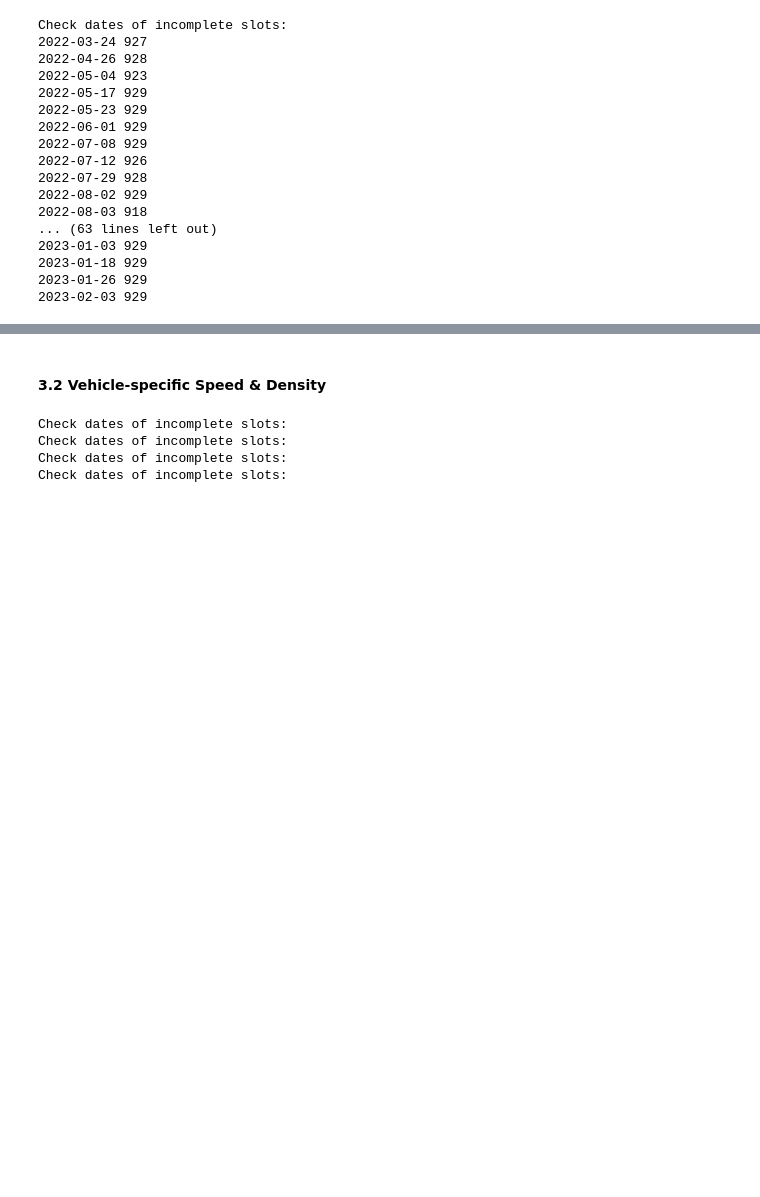
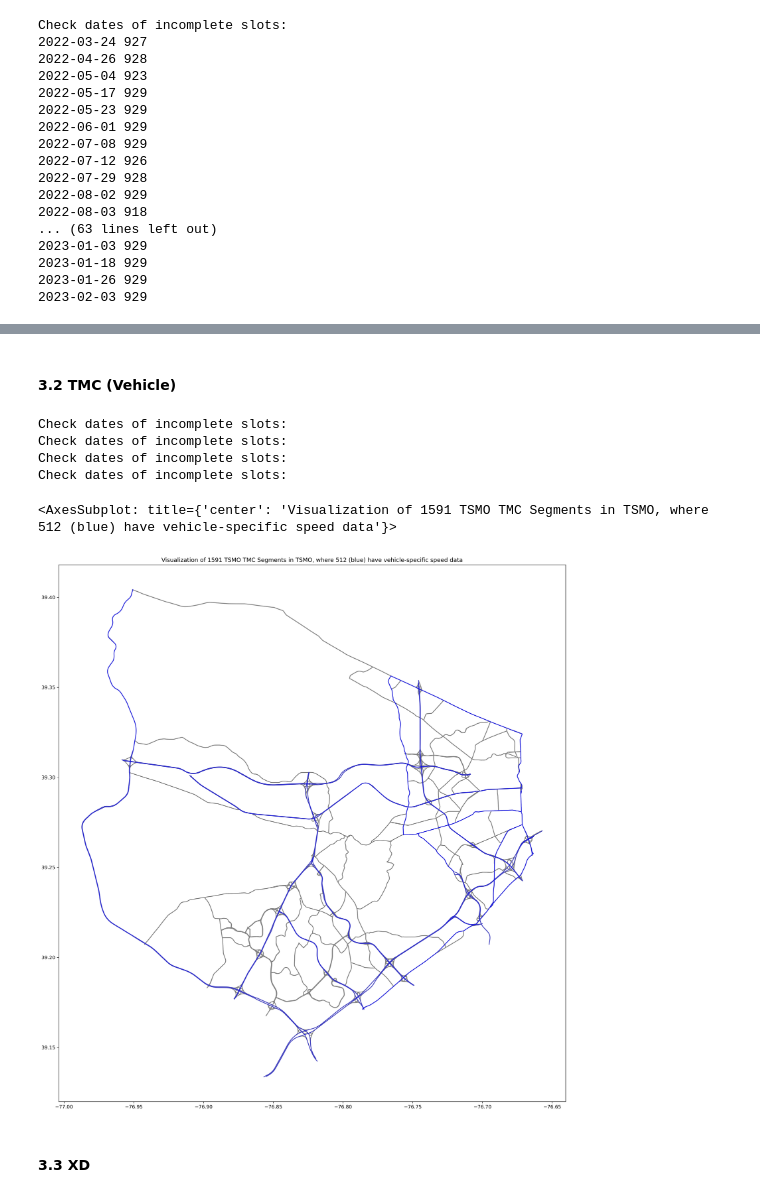
Before and after one commit to HaoWoo96/Traffic-Prediction, a Jupyter notebook: data_processing/TSMO/generate_downsample.ipynb, the cells around one changed output, grey strips where cells are left out. Drawn from its saved outputs; the diff is of its cells as text; code cells hidden in the pictures; blank space fills up the shorter version.

Commit message:
update TSMO data processing

```diff
--- a/data_processing/TSMO/generate_downsample.ipynb
+++ b/data_processing/TSMO/generate_downsample.ipynb
@@ -35,15 +35,8 @@ start_time = 330 # 05:30:00
 end_time = 1260 # 21:00:00
 busi_date = pd.bdate_range(start=start_date, end=end_date).date  # 260 business dates
 # %%
-'''
-execute the following code block only if set_hwd_tmc_segments_shp and set_hwd_xd_segments_str_shp are not in place
-'''
-# Segments
-gdf_tmc_TSMO = gpd.read_file("../data/shape/tmc_shape_TSMO/tmc_shape_TSMO_for_sjoin.geojson")  # 1591 TMC segments in TSMO (selected from Carroll, Howard and Baltimore) used for spatial join
-gdf_xd_TSMO = gpd.read_file("../data/shape/xd_shape_TSMO/xd_shape_TSMO_for_sjoin.geojson")  # 2501 XD segments in TSMO (selected from Carroll, Howard and Baltimore) used for spatial join
+# Shapefile for Visualization
+gdf_tmc_TSMO = gpd.read_file("../data/TSMO/TSMO_tmc_shape/TSMO_tmc_shape_for_sjoin.geojson")  # 1591 TMC segments in TSMO (selected from Carroll, Howard and Baltimore) used for spatial join
+gdf_tmc_TSMO = gdf_tmc_TSMO.rename(columns={"tmc":"id_tmc"})
 
-set_tmc_segments_shp_TSMO = set(gdf_tmc_TSMO.tmc)
-set_xd_segments_str_shp_TSMO = set(gdf_xd_TSMO.xd.astype(str))
-
-pickle.dump(set_tmc_segments_shp_TSMO, open("./TSMO/set_tmc_segments_shp_TSMO.pkl", "wb"))
-pickle.dump(set_xd_segments_str_shp_TSMO, open("./TSMO/set_xd_segments_str_shp_TSMO.pkl", "wb"))
+gdf_xd_TSMO = gpd.read_file("../data/TSMO/TSMO_xd_shape/TSMO_xd_shape_for_sjoin.geojson")  # 2501 XD segments in TSMO (selected from Carroll, Howard and Baltimore) used for spatial join
@@ -175,2 +148,2 @@ Error:
 # %% [markdown]
-#### 3.2 Vehicle-specific Speed & Density
+#### 3.2 TMC (Vehicle)
@@ -183,4 +150,29 @@ downsampled_tmc_1min_pv_TSMO = pd.concat((downsampled_tmc_1min_pv_2022_bh, downs
 # %%
-downsampled_tmc_1min_truck_TSMO.to_csv("/Volumes/Hao's WD/TSMO/Speed/downsampled_tmc_1min_truck_TSMO.csv", index=False)
-downsampled_tmc_1min_pv_TSMO.to_csv("/Volumes/Hao's WD/TSMO/Speed/downsampled_tmc_1min_pv_TSMO.csv", index=False)
+downsampled_tmc_5min_truck = pd.read_csv("/Volumes/Hao's WD/TSMO/TSMO_tmc_5min_vehicles/TSMO_downsampled_tmc_5min_truck.csv")
+downsampled_tmc_5min_pv = pd.read_csv("/Volumes/Hao's WD/TSMO/TSMO_tmc_5min_vehicles/TSMO_downsampled_tmc_5min_pv.csv")
+# %%
+# all of the following dataframes cover the same set of 512 TMC segments
+df_downsampled_spd_tmc_5min_truck = pivot_df("tmc", "speed", 5, df=downsampled_tmc_5min_truck, busi_date=busi_date, num_slot=186, freq=5, start_time=start_time, end_time=end_time, output_file_path="../data/TSMO/TSMO_df_downsampled_spd_tmc_5min_truck.pkl")
+df_downsampled_dens_tmc_5min_truck = pivot_df("tmc", "density", 5, df=downsampled_tmc_5min_truck, busi_date=busi_date, num_slot=186, freq=5, start_time=start_time, end_time=end_time, output_file_path="../data/TSMO/TSMO_df_downsampled_dens_tmc_5min_truck.pkl")
+df_downsampled_spd_tmc_5min_pv = pivot_df("tmc", "speed", 5, df=downsampled_tmc_5min_pv, busi_date=busi_date, num_slot=186, freq=5, start_time=start_time, end_time=end_time, output_file_path="../data/TSMO/TSMO_df_downsampled_spd_tmc_5min_pv.pkl")
+df_downsampled_dens_tmc_5min_pv = pivot_df("tmc", "density", 5, df=downsampled_tmc_5min_pv, busi_date=busi_date, num_slot=186, freq=5, start_time=start_time, end_time=end_time, output_file_path="../data/TSMO/TSMO_df_downsampled_dens_tmc_5min_pv.pkl")
+# %% [output]
+Check dates of incomplete slots:
+Check dates of incomplete slots:
+Check dates of incomplete slots:
+Check dates of incomplete slots:
+# %%
+set_tmc_segment_vehicle = set(df_downsampled_spd_tmc_5min_truck.columns)  #
+set_tmc_segment_vehicle_missing = set(gdf_tmc_TSMO.id_tmc).difference(set_tmc_segment_vehicle)  #
+# %%
+# Visualize and manually check segments without previous neighbors (There are 158 segments without any immediate prev neighbor)
+fig, ax = plt.subplots(1,figsize=(30,20), dpi=300)
+ax.set_title("Visualization of xxx TSMO TMC Segments in TSMO, where xxx (blue) have vehicle-specific speed data")
+gdf_tmc_TSMO.plot(ax=ax, color = "grey")
+gdf_tmc_TSMO[gdf_tmc_TSMO.id_tmc.isin(set_tmc_segment_vehicle.columns)].plot(ax=ax, color="blue", alpha=0.5)
+# %% [output]
+<AxesSubplot: title={'center': 'Visualization of 1591 TSMO TMC Segments in TSMO, where 512 (blue) have vehicle-specific speed data'}>
+[figure, added]
+# %% [markdown]
+#### 3.3 XD
 # %%
@@ -189,10 +179,0 @@ downsampled_tmc_5min_pv_TSMO = pd.read_csv("/Volumes/Hao's WD/TSMO/Speed/downsam
-# %%
-df_downsampled_spd_tmc_1min_truck_TSMO = pivot_df("tmc", "speed", 5, df=downsampled_tmc_1min_truck_TSMO, busi_date=busi_date, num_slot=186, freq=5, start_time=start_time, end_time=end_time, output_file_path="../data/df_downsampled_spd_tmc_5min_truck_TSMO.pkl")
-df_downsampled_dens_tmc_1min_truck_TSMO = pivot_df("tmc", "density", 5, df=downsampled_tmc_1min_truck_TSMO, busi_date=busi_date, num_slot=186, freq=5, start_time=start_time, end_time=end_time, output_file_path="../data/df_downsampled_dens_tmc_5min_truck_TSMO.pkl")
-df_downsampled_spd_tmc_1min_pv_TSMO = pivot_df("tmc", "speed", 5, df=downsampled_tmc_1min_pv_TSMO, busi_date=busi_date, num_slot=186, freq=5, start_time=start_time, end_time=end_time, output_file_path="../data/df_downsampled_spd_tmc_5min_pv_TSMO.pkl")
-df_downsampled_dens_tmc_1min_pv_TSMO = pivot_df("tmc", "density", 5, df=downsampled_tmc_1min_pv_TSMO, busi_date=busi_date, num_slot=186, freq=5, start_time=start_time, end_time=end_time, output_file_path="../data/df_downsampled_dens_tmc_5min_pv_TSMO.pkl")
-# %% [output]
-Check dates of incomplete slots:
-Check dates of incomplete slots:
-Check dates of incomplete slots:
-Check dates of incomplete slots:
```
Also changed, not shown: parts of 23 cells of this notebook, 3 other files.
